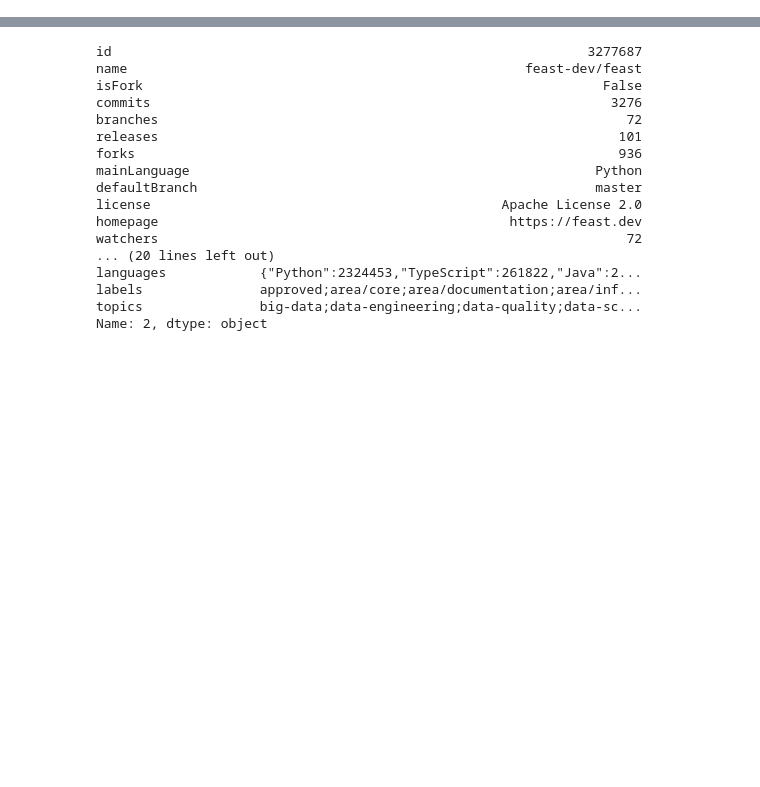
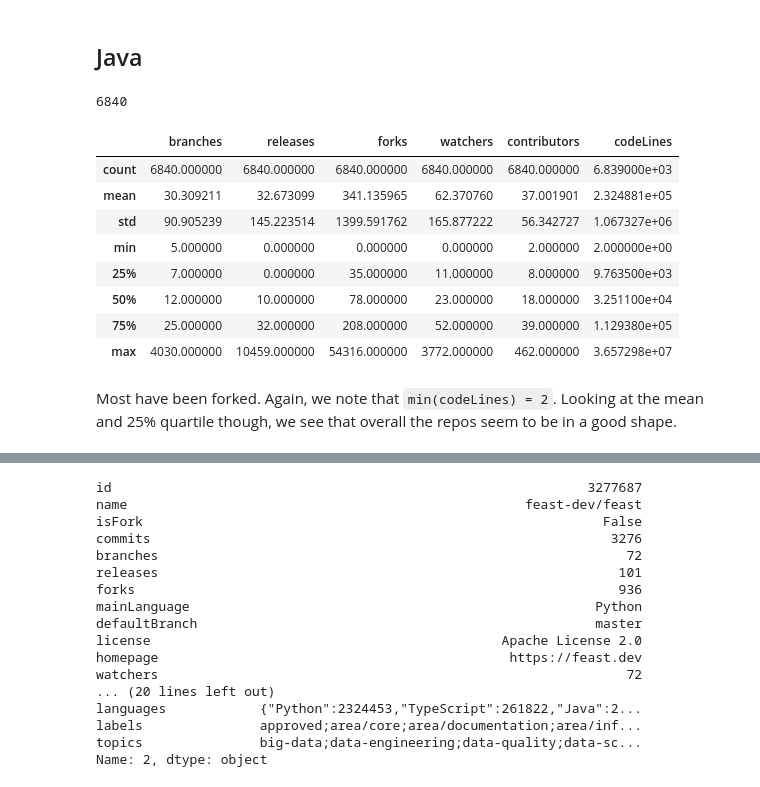
Before and after one commit to JetBrains-Research/vcs-agent, a Jupyter notebook: scrape_repos.ipynb, the cells around one changed output, grey strips where cells are left out. Saved outputs shown, nothing was run; the diff lists cells and outputs as text; code cells hidden in the pictures; blank space fills up the shorter version.

```diff
--- a/scrape_repos.ipynb
+++ b/scrape_repos.ipynb
@@ -11,0 +62,23 @@ repositories_metadata = pd.read_csv(os.path.join(path_to_data, 'results.csv'))
+# %% [markdown]
+## Java
+# %%
+# 1. Read in repositories from CSV
+java_repositories_metadata = pd.read_csv(os.path.join(path_to_data, 'java_repos.csv'))
+# %%
+len(java_repositories_metadata)
+# %% [output]
+6840
+# %%
+java_repositories_metadata[['branches', 'releases', 'forks', 'watchers', 'contributors', 'codeLines']].describe()
+# %% [output]
+|  | branches | releases | forks | watchers | contributors | codeLines |
+| count | 6840.000000 | 6840.000000 | 6840.000000 | 6840.000000 | 6840.000000 | 6.839000e+03 |
+| mean | 30.309211 | 32.673099 | 341.135965 | 62.370760 | 37.001901 | 2.324881e+05 |
+| std | 90.905239 | 145.223514 | 1399.591762 | 165.877222 | 56.342727 | 1.067327e+06 |
+| min | 5.000000 | 0.000000 | 0.000000 | 0.000000 | 2.000000 | 2.000000e+00 |
+| 25% | 7.000000 | 0.000000 | 35.000000 | 11.000000 | 8.000000 | 9.763500e+03 |
+| 50% | 12.000000 | 10.000000 | 78.000000 | 23.000000 | 18.000000 | 3.251100e+04 |
+| 75% | 25.000000 | 32.000000 | 208.000000 | 52.000000 | 39.000000 | 1.129380e+05 |
+| max | 4030.000000 | 10459.000000 | 54316.000000 | 3772.000000 | 462.000000 | 3.657298e+07 |
+# %% [markdown]
+Most have been forked. Again, we note that `min(codeLines) = 2`. Looking at the mean and 25% quartile though, we see that overall the repos seem to be in a good shape.
```
Also changed, not shown: parts of 23 cells of this notebook, 1 other file.
